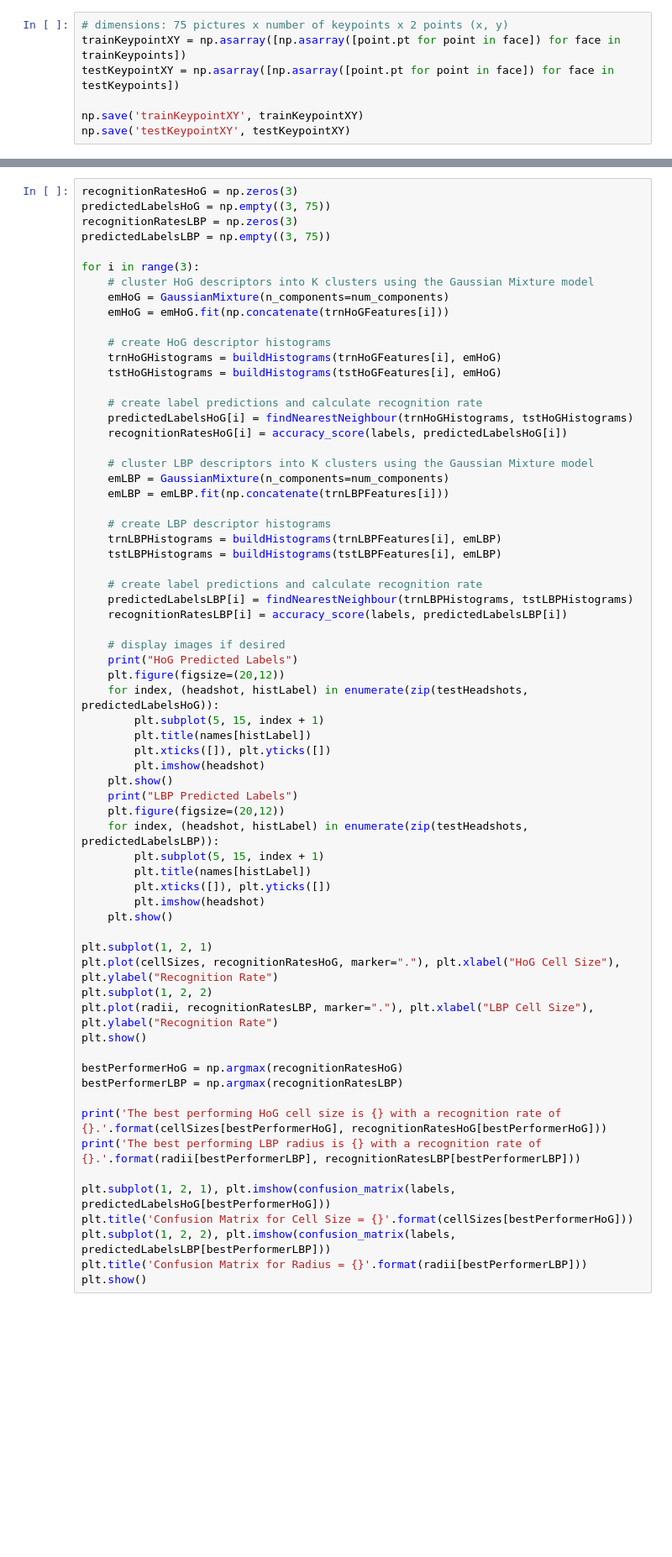
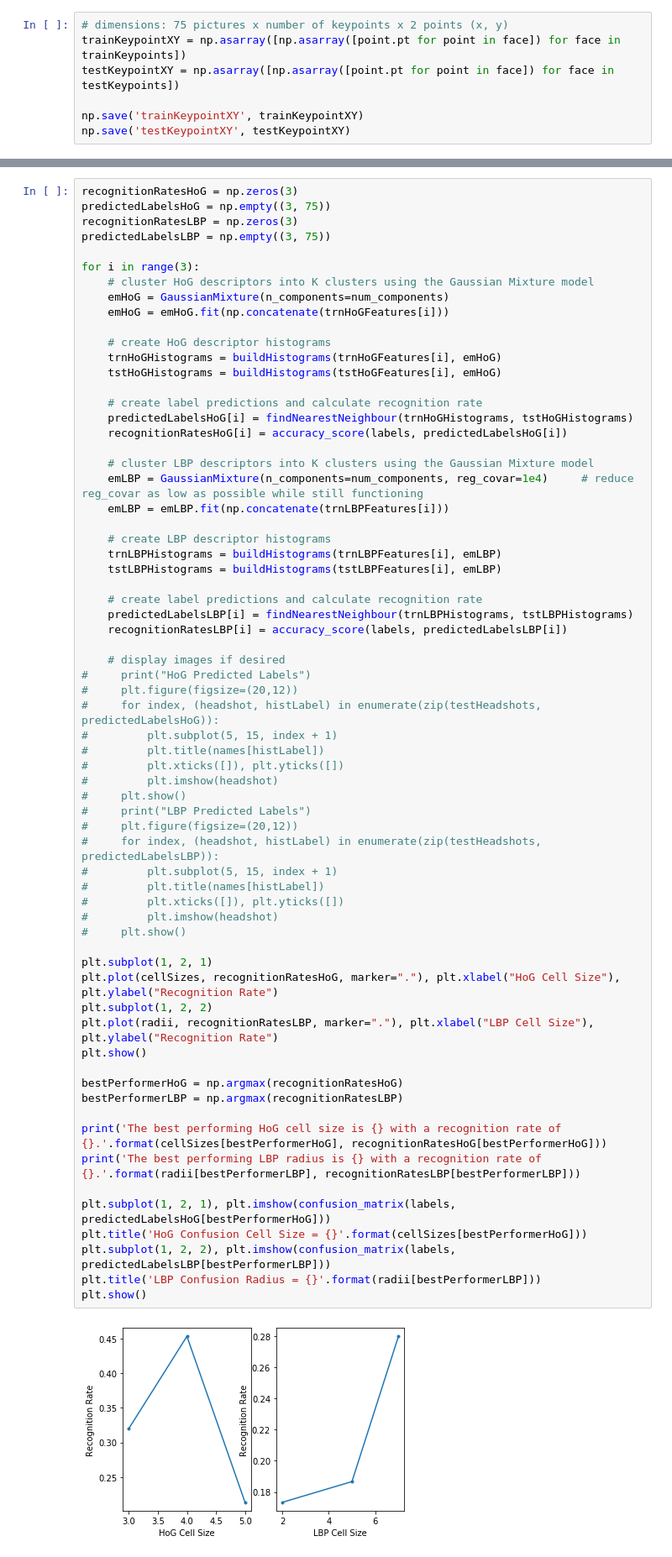
Before and after one commit to alexanderhale/ECSE415, a Jupyter notebook: FinalProject/VocabularyBuild.ipynb, the cells around one changed output, grey strips where cells are left out. Shown at 84% size. Drawn from its saved outputs; the diff is of its cells as text; blank space fills up the shorter version.

Commit message:
fixed LBP covariance issues

```diff
--- a/FinalProject/VocabularyBuild.ipynb
+++ b/FinalProject/VocabularyBuild.ipynb
@@ -288,50 +288,51 @@ for i in range(3):
     recognitionRatesHoG[i] = accuracy_score(labels, predictedLabelsHoG[i])
 
     # cluster LBP descriptors into K clusters using the Gaussian Mixture model
-    emLBP = GaussianMixture(n_components=num_components)
+    emLBP = GaussianMixture(n_components=num_components, reg_covar=1e4)     # reduce reg_covar as low as possible while still functioning
     emLBP = emLBP.fit(np.concatenate(trnLBPFeatures[i]))
 
     # create LBP descriptor histograms
     trnLBPHistograms = buildHistograms(trnLBPFeatures[i], emLBP)
     tstLBPHistograms = buildHistograms(tstLBPFeatures[i], emLBP)
 
     # create label predictions and calculate recognition rate
     predictedLabelsLBP[i] = findNearestNeighbour(trnLBPHistograms, tstLBPHistograms)
     recognitionRatesLBP[i] = accuracy_score(labels, predictedLabelsLBP[i])
 
     # display images if desired
-    print("HoG Predicted Labels")
-    plt.figure(figsize=(20,12))
-    for index, (headshot, histLabel) in enumerate(zip(testHeadshots, predictedLabelsHoG)):
-        plt.subplot(5, 15, index + 1)
-        plt.title(names[histLabel])
-        plt.xticks([]), plt.yticks([])
-        plt.imshow(headshot)
-    plt.show()
-    print("LBP Predicted Labels")
-    plt.figure(figsize=(20,12))
-    for index, (headshot, histLabel) in enumerate(zip(testHeadshots, predictedLabelsLBP)):
-        plt.subplot(5, 15, index + 1)
-        plt.title(names[histLabel])
-        plt.xticks([]), plt.yticks([])
-        plt.imshow(headshot)
-    plt.show()
+#     print("HoG Predicted Labels")
+#     plt.figure(figsize=(20,12))
+#     for index, (headshot, histLabel) in enumerate(zip(testHeadshots, predictedLabelsHoG)):
+#         plt.subplot(5, 15, index + 1)
+#         plt.title(names[histLabel])
+#         plt.xticks([]), plt.yticks([])
+#         plt.imshow(headshot)
+#     plt.show()
+#     print("LBP Predicted Labels")
+#     plt.figure(figsize=(20,12))
+#     for index, (headshot, histLabel) in enumerate(zip(testHeadshots, predictedLabelsLBP)):
+#         plt.subplot(5, 15, index + 1)
+#         plt.title(names[histLabel])
+#         plt.xticks([]), plt.yticks([])
+#         plt.imshow(headshot)
+#     plt.show()
 
 plt.subplot(1, 2, 1)
 plt.plot(cellSizes, recognitionRatesHoG, marker="."), plt.xlabel("HoG Cell Size"), plt.ylabel("Recognition Rate")
 plt.subplot(1, 2, 2)
 plt.plot(radii, recognitionRatesLBP, marker="."), plt.xlabel("LBP Cell Size"), plt.ylabel("Recognition Rate")
 plt.show()
 
 bestPerformerHoG = np.argmax(recognitionRatesHoG)
 bestPerformerLBP = np.argmax(recognitionRatesLBP)
 
 print('The best performing HoG cell size is {} with a recognition rate of {}.'.format(cellSizes[bestPerformerHoG], recognitionRatesHoG[bestPerformerHoG]))
 print('The best performing LBP radius is {} with a recognition rate of {}.'.format(radii[bestPerformerLBP], recognitionRatesLBP[bestPerformerLBP]))
 
 plt.subplot(1, 2, 1), plt.imshow(confusion_matrix(labels, predictedLabelsHoG[bestPerformerHoG]))
-plt.title('Confusion Matrix for Cell Size = {}'.format(cellSizes[bestPerformerHoG]))
+plt.title('HoG Confusion Cell Size = {}'.format(cellSizes[bestPerformerHoG]))
 plt.subplot(1, 2, 2), plt.imshow(confusion_matrix(labels, predictedLabelsLBP[bestPerformerLBP]))
-plt.title('Confusion Matrix for Radius = {}'.format(radii[bestPerformerLBP]))
+plt.title('LBP Confusion Radius = {}'.format(radii[bestPerformerLBP]))
 plt.show()
 # %% [output]
+[figure, added]
```
Also changed, not shown: parts of 14 cells of this notebook.
